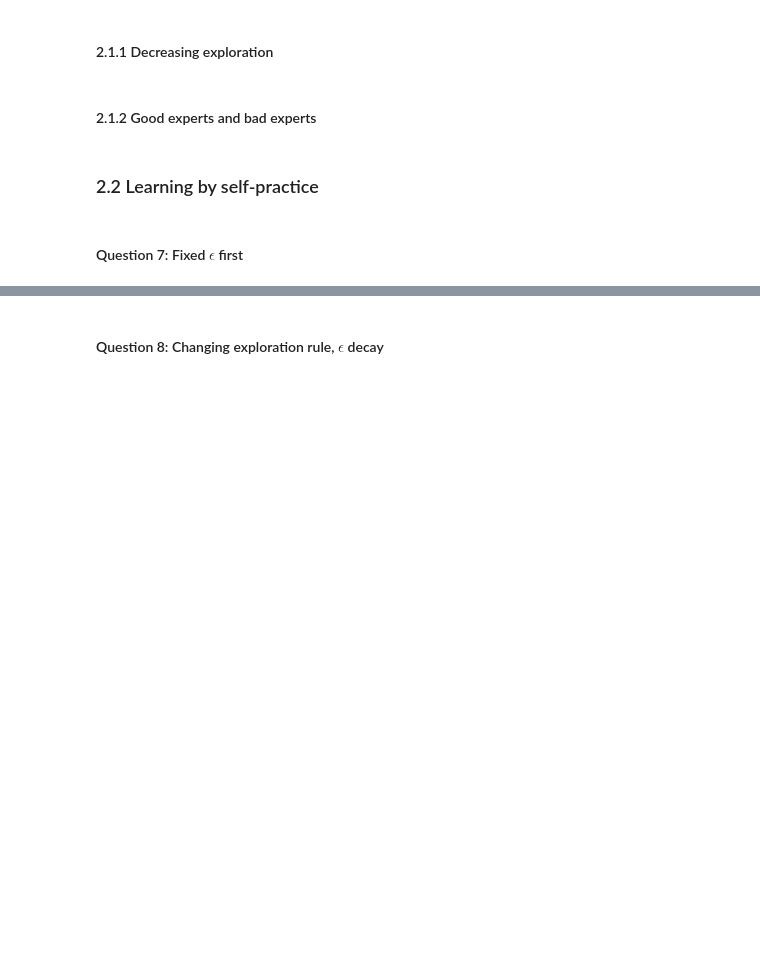
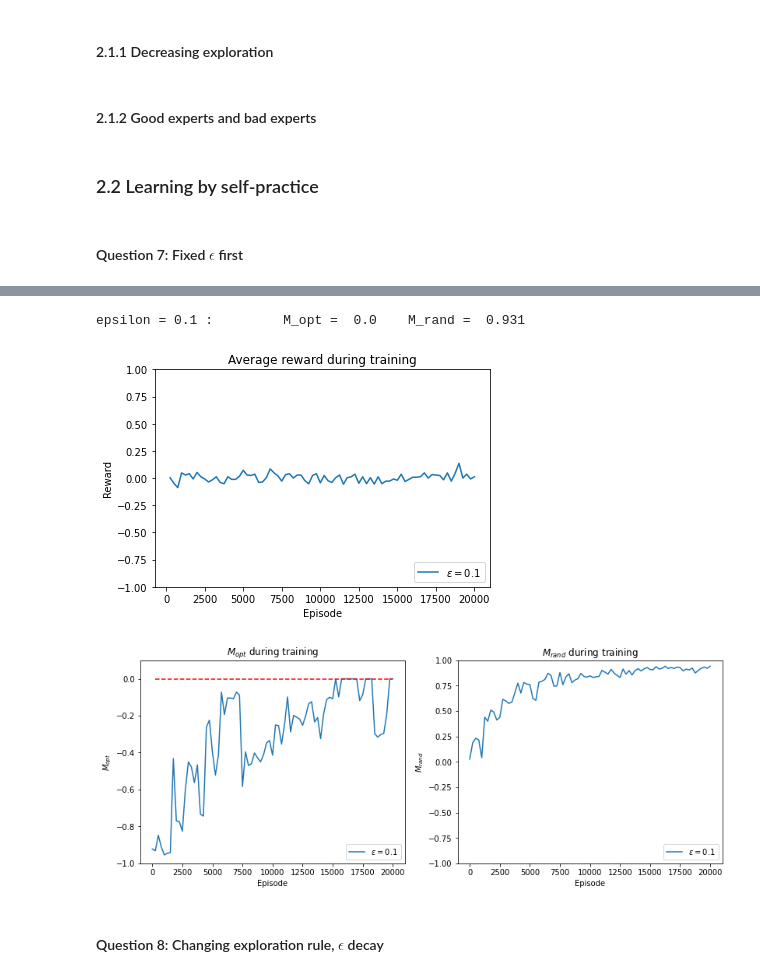
Before and after one commit to IvanBioli/ANN_Project, a Jupyter notebook: code/mini_project_1.ipynb, the cells around one changed output, grey strips where cells are left out. Saved outputs shown, nothing was run; the diff lists cells and outputs as text; code cells hidden in the pictures; blank space fills up the shorter version.

Commit message:
Q-Learning by self-practice

```diff
--- a/code/mini_project_1.ipynb
+++ b/code/mini_project_1.ipynb
@@ -163,7 +165,7 @@ env = TictactoeEnv()
 alpha = 0.05    # Learning rate
 gamma = 0.99    # Discount factor
 epsilon_opt = 0.5   # Optimal player's epsilon
-num_episodes = 200
+num_episodes = 20000
 epsilon_exploration = 0.01
 
-Q, stats = q_learning(env, epsilon_exploration=epsilon_exploration, test_freq = 250, num_episodes=10000, verbose=True)
+Q, stats = q_learning(env, epsilon_exploration=epsilon_exploration, num_episodes=num_episodes, verbose=True)
@@ -368,18 +375,3 @@ def q_learning_self_practice(env, alpha = 0.5, gamma = 0.99, num_episodes = 2000
     return Q, stats
 # %% [markdown]
 #### Question 7: Fixed $\epsilon$ first
-# %%
-env = TictactoeEnv()
-
-# Hyper-parameters
-alpha = 0.05    # Learning rate
-gamma = 0.99    # Discount factor
-epsilon_opt = 0.5   # Optimal player's epsilon
-epsilon_vec = [0.01]
-stats_dic_eps = {}
-for epsilon in epsilon_vec:
-    print("------------- Training with epsilon =", epsilon, "-------------")
-    Q, stats = q_learning_self_practice(env, num_episodes=10000,
-                        epsilon_exploration=epsilon, test_freq = 250, verbose=True)
-    stats_dic_eps.update({epsilon: stats})
-grids = np.array([[1, -1, 0, 0, 1, -1, 1, -1, 0], [1, -1, 1, 0, 0, 1, 0, -1, -1], [0, -1, 1, 0, 0, 1, 0, 0, -1]])
@@ -394,0 +378,24 @@ plt.show()
+# %%
+env = TictactoeEnv()
+
+# Hyper-parameters
+alpha = 0.05    # Learning rate
+gamma = 0.99    # Discount factor
+epsilon_vec = [0.1]
+stats_dict_eps_self = {}
+for epsilon in epsilon_vec:
+    print("------------- Training with epsilon =", epsilon, "-------------")
+    Q, stats = q_learning_self_practice(env, num_episodes=num_episodes,
+                        epsilon_exploration=epsilon, test_freq = 250, verbose=True)
+    M_opt = measure_performance(QPlayer(Q=Q), OptimalPlayer(epsilon=0.), num_episodes=2000)
+    M_rand = measure_performance(QPlayer(Q=Q), OptimalPlayer(epsilon=1.), num_episodes=2000)
+    print("M_opt =", M_opt)
+    print("M_rand =", M_rand)
+    stats_dict_eps_self.update({epsilon: (stats, M_opt, M_rand)})
+
+if save_stats:
+    output_folder = os.path.join(os.getcwd(), 'results')
+    os.makedirs(output_folder, exist_ok=True)
+    fname = output_folder + '/stats_dict_eps_self.pkl'
+    with open(fname, 'wb') as handle:
+        pickle.dump(stats_dict_eps_self, handle, protocol=pickle.HIGHEST_PROTOCOL)
@@ -395,3 +420,9 @@ plt.show()
+# %%
+plot_stats(stats_dict_eps_self, epsilon_vec, "epsilon_self", "\epsilon", save=save_figs)
+# %% [output]
+epsilon = 0.1 :         M_opt =  0.0    M_rand =  0.931
+[figure, added]
+[figure, added]
 # %% [markdown]
 #### Question 8: Changing exploration rule, $\epsilon$ decay
 # %%
```
Also changed, not shown: parts of 9 cells of this notebook, 2 other files.
